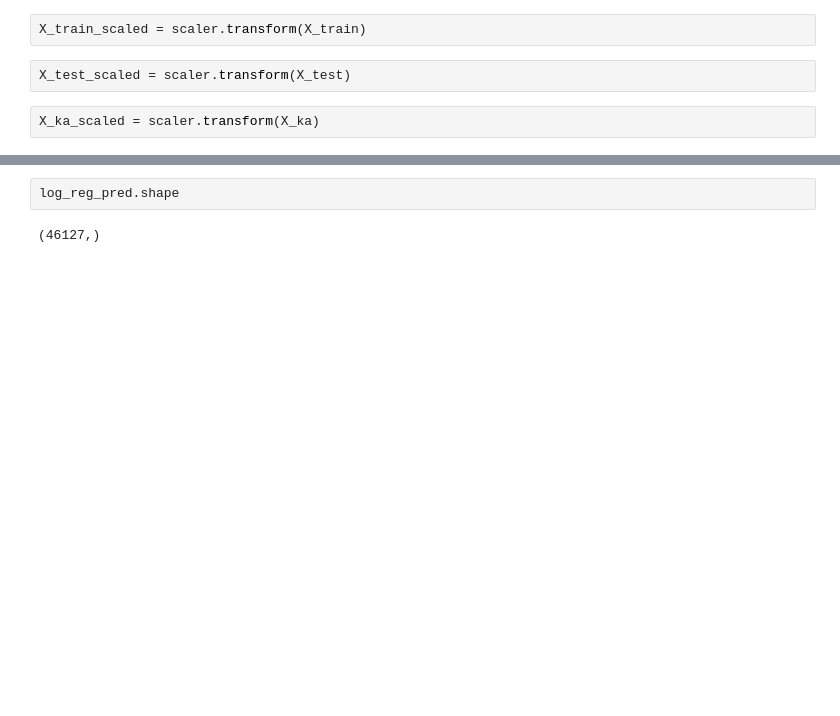
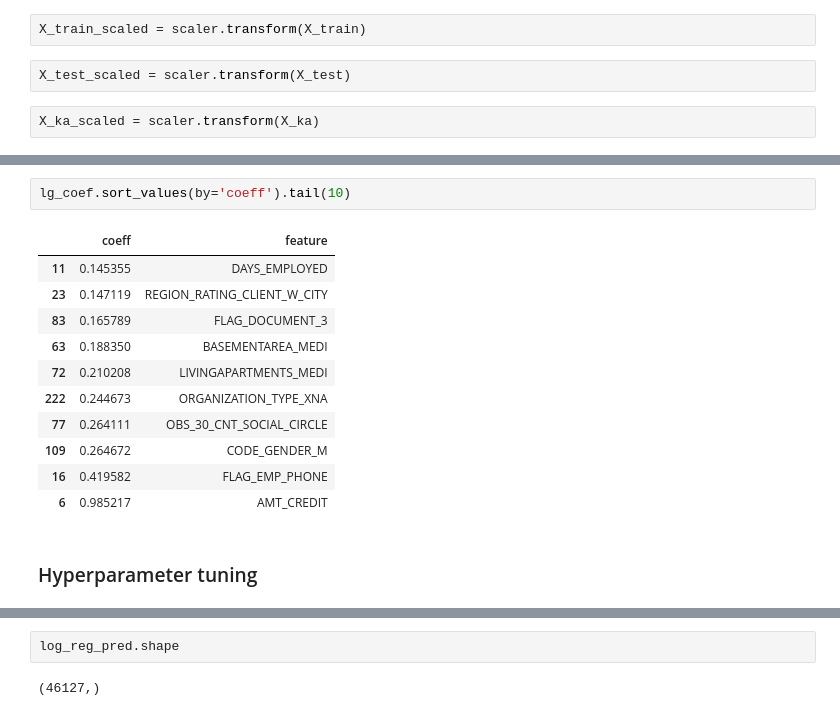
Before and after one commit to yhereng/OpenClassrooms, a Jupyter notebook: OC-P4/Projet 4 - Construisez un modèle de scoring.ipynb, the cells around one changed output, grey strips where cells are left out. Cells and saved outputs as stored; diff of their text form; blank space fills up the shorter version.

```diff
--- a/OC-P4/Projet 4 - Construisez un modèle de scoring.ipynb
+++ b/OC-P4/Projet 4 - Construisez un modèle de scoring.ipynb
@@ -391,0 +472,16 @@ X_ka_scaled = scaler.transform(X_ka)
+# %%
+lg_coef.sort_values(by='coeff').tail(10)
+# %% [output]
+|  | coeff | feature |
+| 11 | 0.145355 | DAYS_EMPLOYED |
+| 23 | 0.147119 | REGION_RATING_CLIENT_W_CITY |
+| 83 | 0.165789 | FLAG_DOCUMENT_3 |
+| 63 | 0.188350 | BASEMENTAREA_MEDI |
+| 72 | 0.210208 | LIVINGAPARTMENTS_MEDI |
+| 222 | 0.244673 | ORGANIZATION_TYPE_XNA |
+| 77 | 0.264111 | OBS_30_CNT_SOCIAL_CIRCLE |
+| 109 | 0.264672 | CODE_GENDER_M |
+| 16 | 0.419582 | FLAG_EMP_PHONE |
+| 6 | 0.985217 | AMT_CREDIT |
+# %% [markdown]
+### Hyperparameter tuning
```
Also changed, not shown: parts of 39 cells of this notebook.
